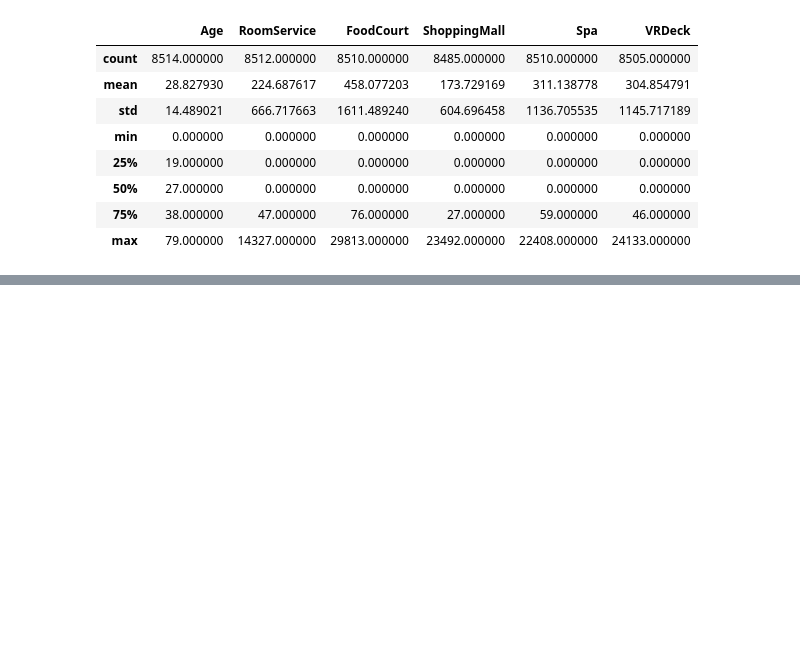
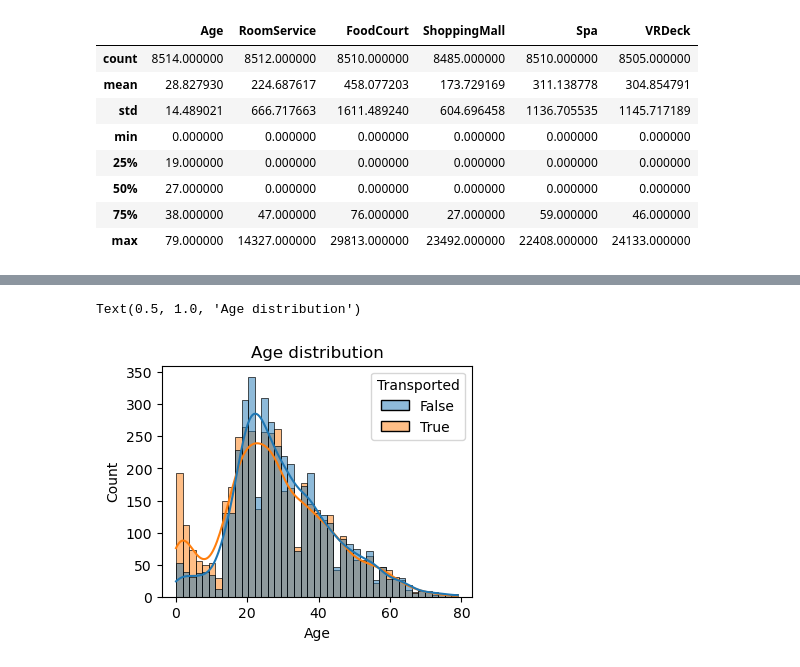
Before and after one commit to luukvanroessel/ML, a Jupyter notebook: practice/spaceship_titanic/spaceship_titanic_example.ipynb, the cells around one changed output, grey strips where cells are left out. Drawn from its saved outputs; the diff is of its cells as text; code cells hidden in the pictures; blank space fills up the shorter version.

Commit message:
Start visualizing

```diff
--- a/practice/spaceship_titanic/spaceship_titanic_example.ipynb
+++ b/practice/spaceship_titanic/spaceship_titanic_example.ipynb
@@ -126,0 +141,8 @@ train_df.describe(include=['O'])
+# %%
+fig, ax = plt.subplots(figsize=(4,3))
+
+sns.histplot(data=train_df, x='Age', hue="Transported", kde=True)
+ax.set_title("Age distribution")
+# %% [output]
+Text(0.5, 1.0, 'Age distribution')
+[figure, added]
```
Also changed, not shown: parts of 9 cells of this notebook.
